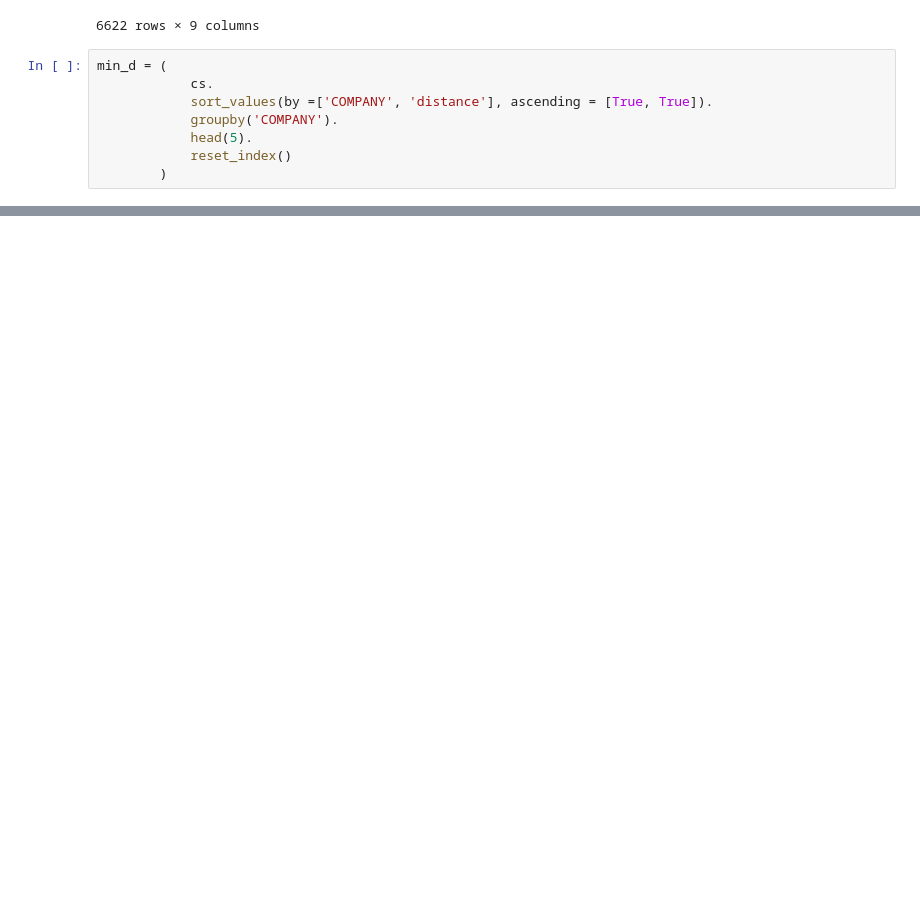
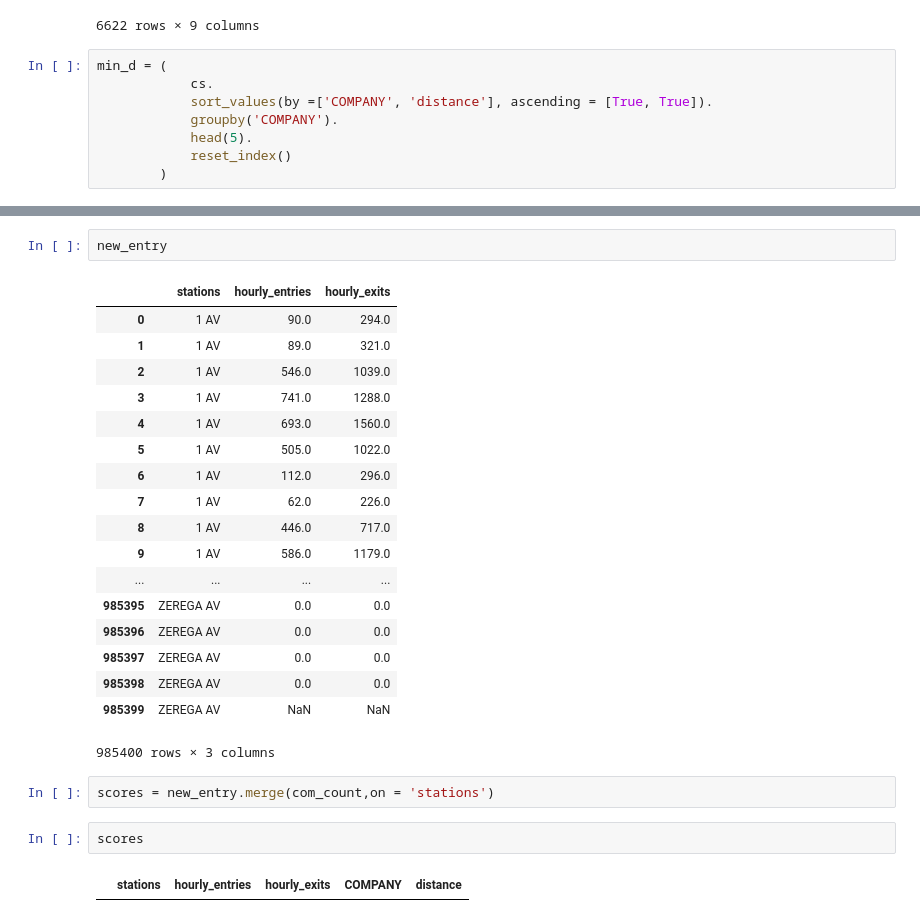
Before and after one commit to jason-sa/Toucans, a Jupyter notebook: read_mta_stations.ipynb, the cells around one changed output, grey strips where cells are left out. Drawn from its saved outputs; the diff is of its cells as text; blank space fills up the shorter version.

```diff
--- a/read_mta_stations.ipynb
+++ b/read_mta_stations.ipynb
@@ -142,0 +183,27 @@ min_d
+# %%
+new_entry
+# %% [output]
+|  | stations | hourly_entries | hourly_exits |
+| 0 | 1 AV | 90.0 | 294.0 |
+| 1 | 1 AV | 89.0 | 321.0 |
+| 2 | 1 AV | 546.0 | 1039.0 |
+| 3 | 1 AV | 741.0 | 1288.0 |
+| 4 | 1 AV | 693.0 | 1560.0 |
+| 5 | 1 AV | 505.0 | 1022.0 |
+| 6 | 1 AV | 112.0 | 296.0 |
+| 7 | 1 AV | 62.0 | 226.0 |
+| 8 | 1 AV | 446.0 | 717.0 |
+| 9 | 1 AV | 586.0 | 1179.0 |
+| ... | ... | ... | ... |
+| 985395 | ZEREGA AV | 0.0 | 0.0 |
+| 985396 | ZEREGA AV | 0.0 | 0.0 |
+| 985397 | ZEREGA AV | 0.0 | 0.0 |
+| 985398 | ZEREGA AV | 0.0 | 0.0 |
+| 985399 | ZEREGA AV | NaN | NaN |
+985400 rows × 3 columns
+# %%
+scores = new_entry.merge(com_count,on = 'stations')
+# %%
+scores
+# %% [output]
+|  | stations | hourly_entries | hourly_exits | COMPANY | distance |
```
Also changed, not shown: parts of 13 cells of this notebook, 2 other files.
